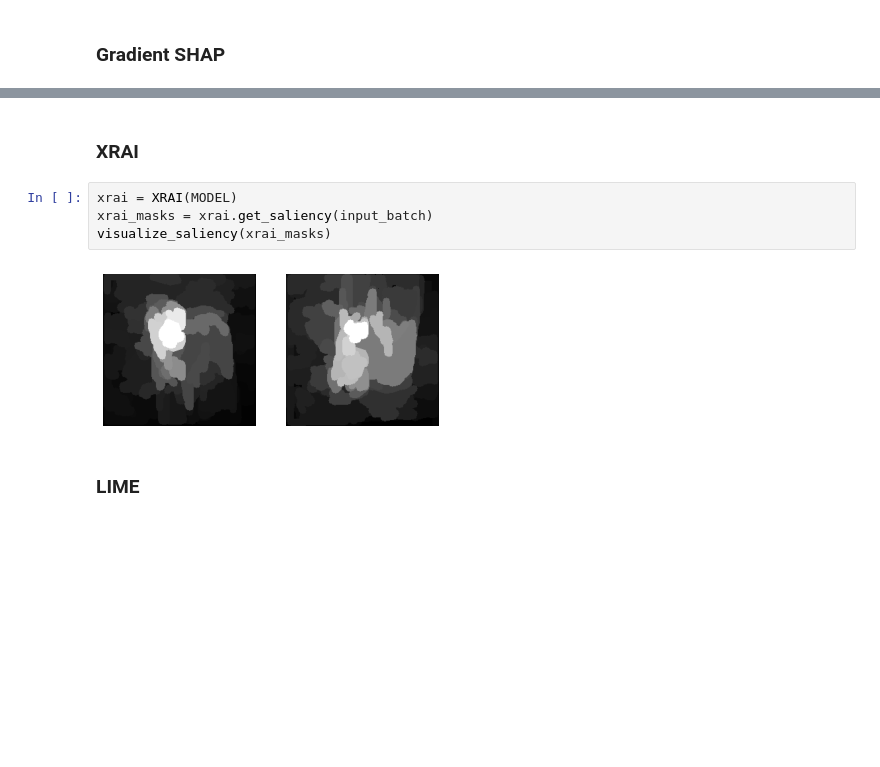
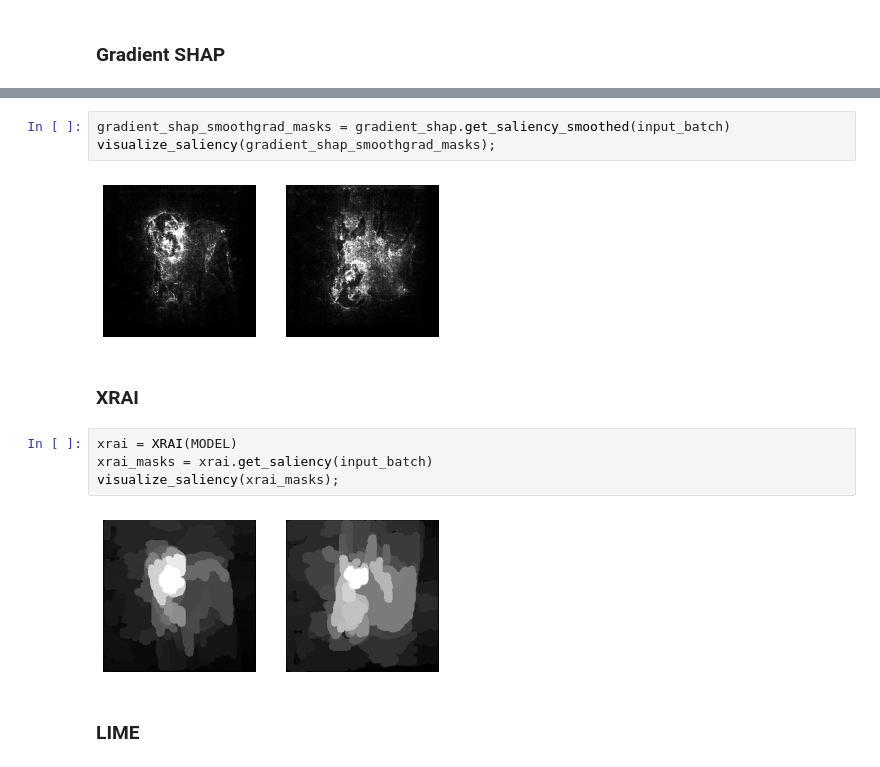
Before and after one commit to aboggust/interpretability-methods, a Jupyter notebook: examples/interpretability_examples.ipynb, the cells around one changed output, grey strips where cells are left out. Cells and saved outputs as stored; diff of their text form; blank space fills up the shorter version.

```diff
--- a/examples/interpretability_examples.ipynb
+++ b/examples/interpretability_examples.ipynb
@@ -173,9 +175,14 @@ visualize_saliency(gradient_shap_smoothgrad_masks)
+# %%
+gradient_shap_smoothgrad_masks = gradient_shap.get_saliency_smoothed(input_batch)
+visualize_saliency(gradient_shap_smoothgrad_masks);
+# %% [output]
+[figure, added]
 # %% [markdown]
 ### XRAI
 # %%
 xrai = XRAI(MODEL)
 xrai_masks = xrai.get_saliency(input_batch)
-visualize_saliency(xrai_masks)
+visualize_saliency(xrai_masks);
 # %% [output]
 [figure]
 # %% [markdown]
```
Also changed, not shown: parts of 21 cells of this notebook, 20 other files.
